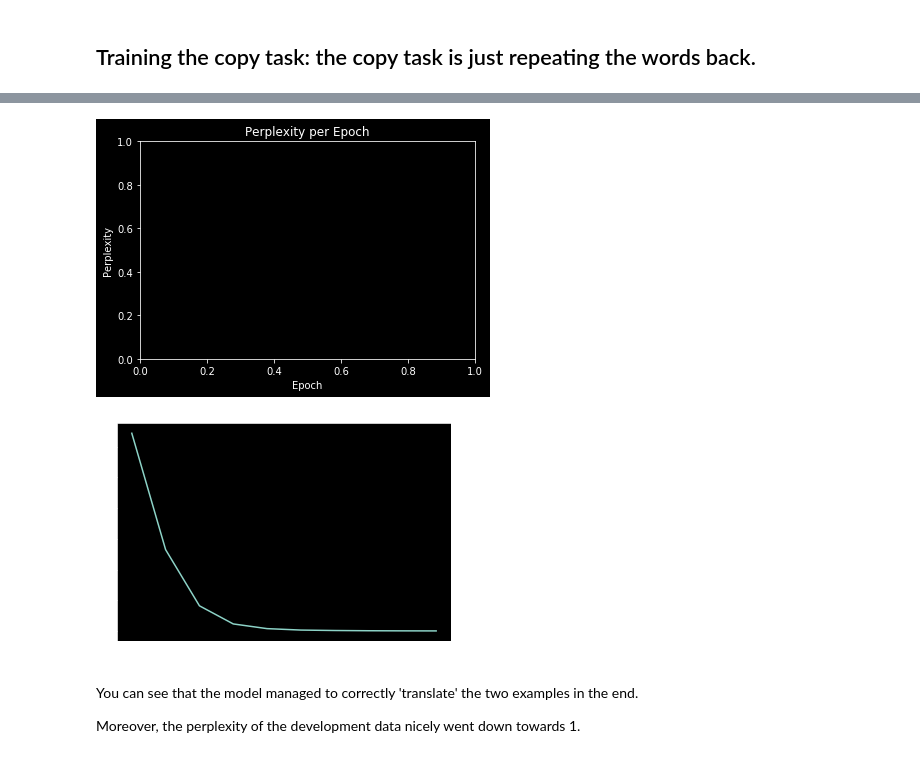
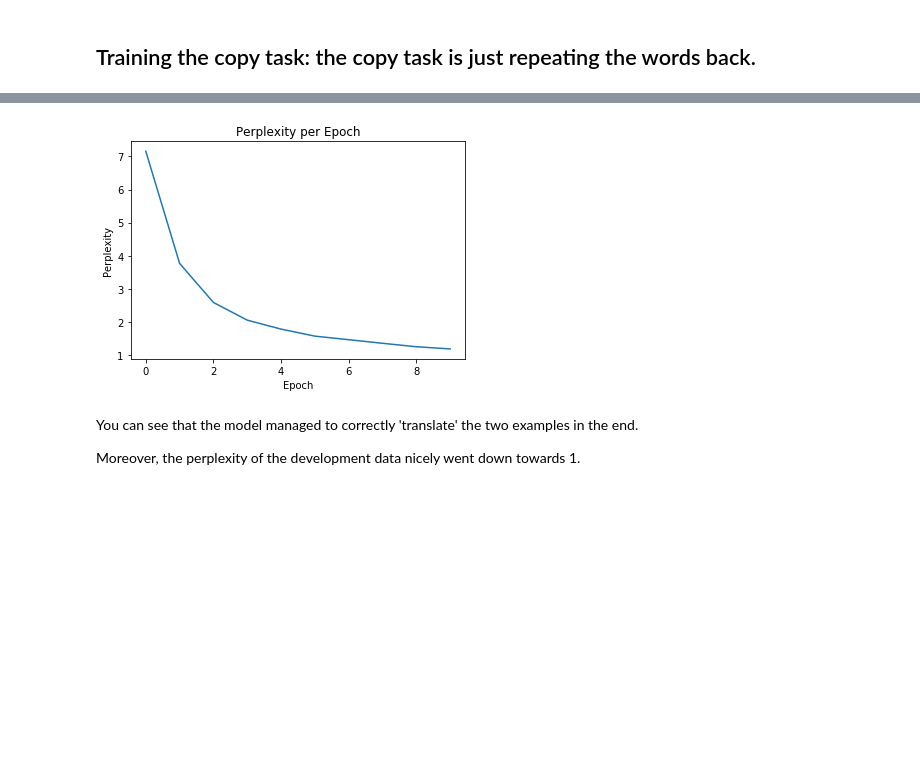
Before and after one commit to statisticallyfit/PythonNeuralNetNLP, a Jupyter notebook: src/NLPstudy/Transformer_AnnotatedEncoderDecoder.ipynb, the cells around one changed output, grey strips where cells are left out. Drawn from its saved outputs; the diff is of its cells as text; code cells hidden in the pictures; blank space fills up the shorter version.

```diff
--- a/src/NLPstudy/Transformer_AnnotatedEncoderDecoder.ipynb
+++ b/src/NLPstudy/Transformer_AnnotatedEncoderDecoder.ipynb
@@ -788,17 +791,22 @@ Pred:  7 3 10 5 1 2 6 3 3
 # %%
 
 def plotPerplexity(perplexities):
     """plot perplexities"""
-    plt.title("Perplexity per Epoch")
-    plt.xlabel("Epoch")
-    plt.ylabel("Perplexity")
-    plt.figure(facecolor="white")
-    plt.plot(perplexities)
+    #plt.title("Perplexity per Epoch")
+    #plt.xlabel("Epoch")
+    #plt.ylabel("Perplexity")
+
+    fig, ax = plt.subplots(facecolor='white')
+    ax.set_facecolor('white')
+    ax.set_title('Perplexity per Epoch')
+    ax.set_xlabel('Epoch')
+    ax.set_ylabel("Perplexity")
+    ax.plot(perplexities)
+    plt.show()
 
 plotPerplexity(devPerplexities)
 # %% [output]
-[figure, old version]
+[figure, new version]
-[figure, removed]
 # %% [markdown]
 You can see that the model managed to correctly 'translate' the two examples in the end.
 
```
Also changed, not shown: parts of 9 cells of this notebook, 4 other files.
